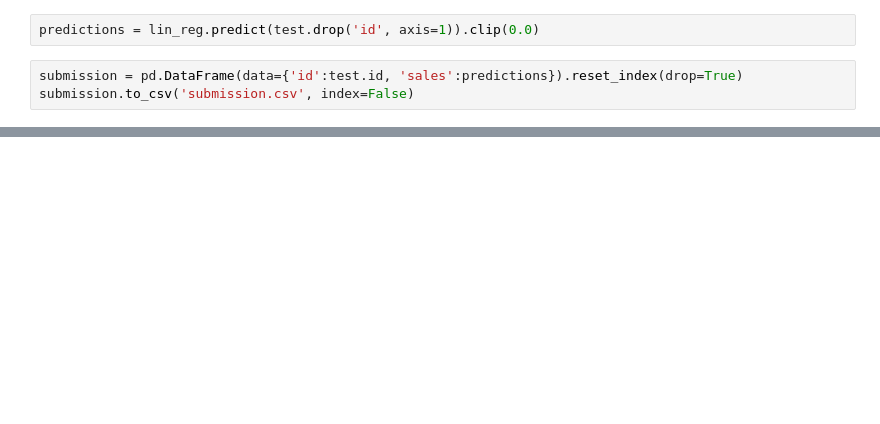
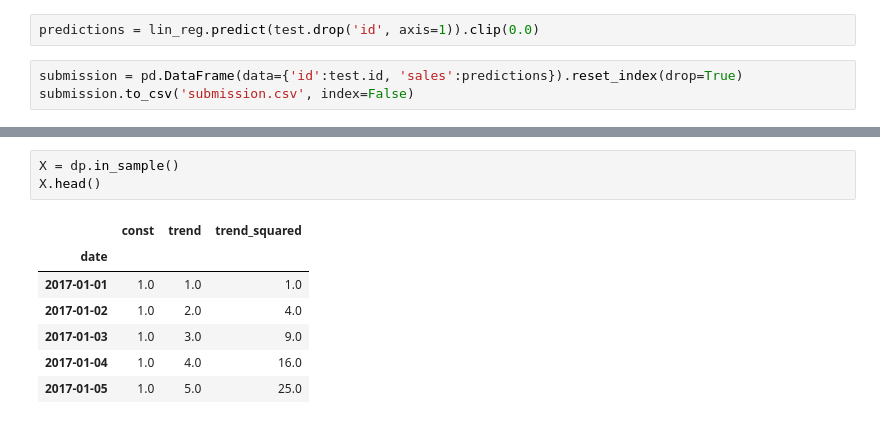
Before and after one commit to edmar-bevilaqua/data_science, a Jupyter notebook: Projects/Kaggle/Store Sales - Time Series Forecasting/store_sales.ipynb, the cells around one changed output, grey strips where cells are left out. Cells and saved outputs as stored; diff of their text form; blank space fills up the shorter version.

```diff
--- a/Projects/Kaggle/Store Sales - Time Series Forecasting/store_sales.ipynb
+++ b/Projects/Kaggle/Store Sales - Time Series Forecasting/store_sales.ipynb
@@ -1080,0 +940,11 @@ submission.to_csv('submission.csv', index=False)
+# %%
+X = dp.in_sample()
+X.head()
+# %% [output]
+|  | const | trend | trend_squared |
+| date |  |  |  |
+| 2017-01-01 | 1.0 | 1.0 | 1.0 |
+| 2017-01-02 | 1.0 | 2.0 | 4.0 |
+| 2017-01-03 | 1.0 | 3.0 | 9.0 |
+| 2017-01-04 | 1.0 | 4.0 | 16.0 |
+| 2017-01-05 | 1.0 | 5.0 | 25.0 |
```
Also changed, not shown: parts of 30 cells of this notebook.
